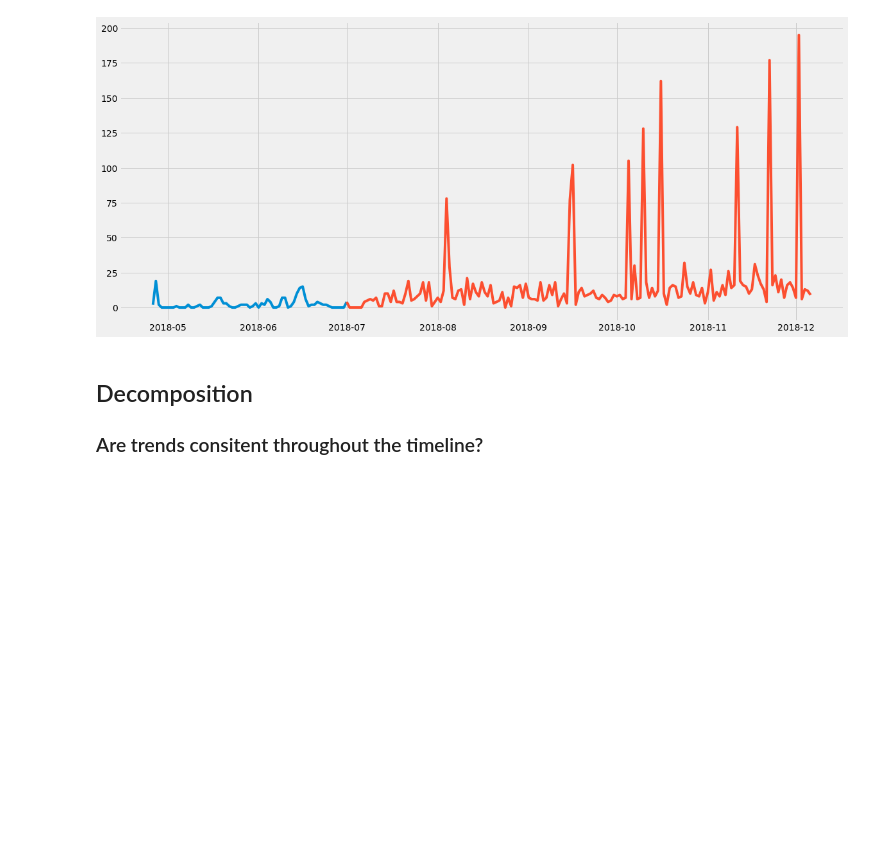
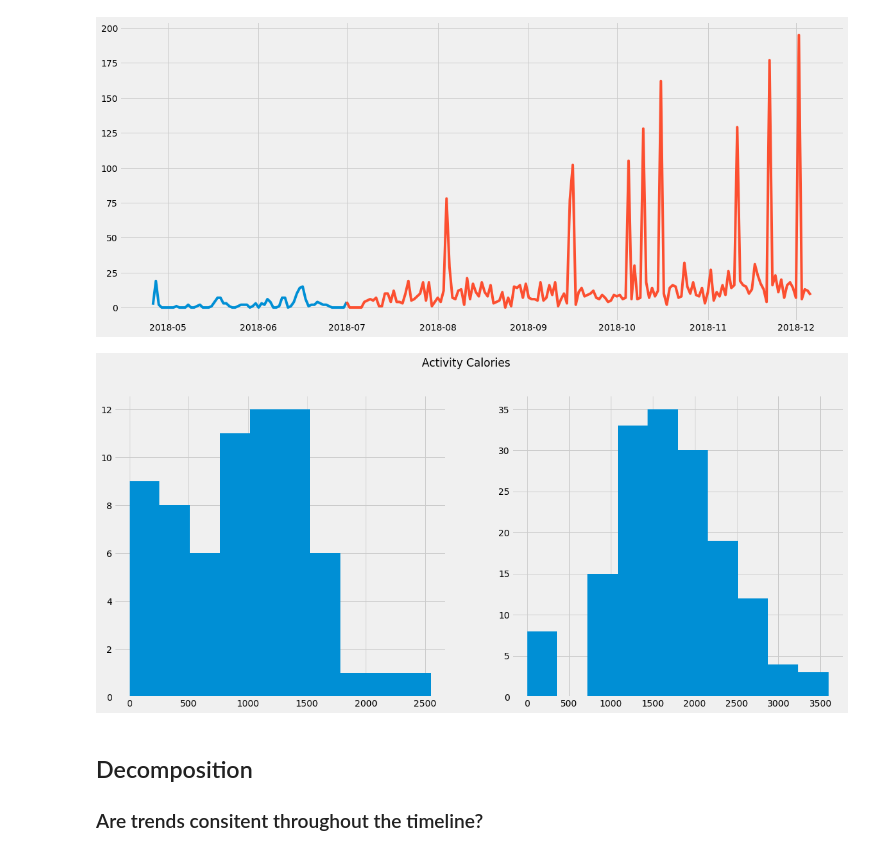
Before and after one commit to CrapWork/time-series, a Jupyter notebook: bare-bones.ipynb, the cells around one changed output. Cells and saved outputs as stored; diff of their text form; code cells hidden in the pictures; blank space fills up the shorter version.

Commit message:
added a double wide histogram of activity calories

```diff
--- a/bare-bones.ipynb
+++ b/bare-bones.ipynb
@@ -135,6 +140,14 @@ plt.pyplot.plot(post_event.Floors)
 plt.pyplot.show()
 # %% [output]
 [figure]
+# %%
+fig, (ax1, ax2) = plt.subplots(1, 2)
+fig.suptitle('Activity Calories')
+ax1.hist(pre_event['Activity Calories'])
+ax2.hist(post_event['Activity Calories'])
+plt.show()
+# %% [output]
+[figure, added]
 # %% [markdown]
 ## Decomposition
 ### Are trends consitent throughout the timeline?
```
Also changed, not shown: parts of 22 cells of this notebook.
